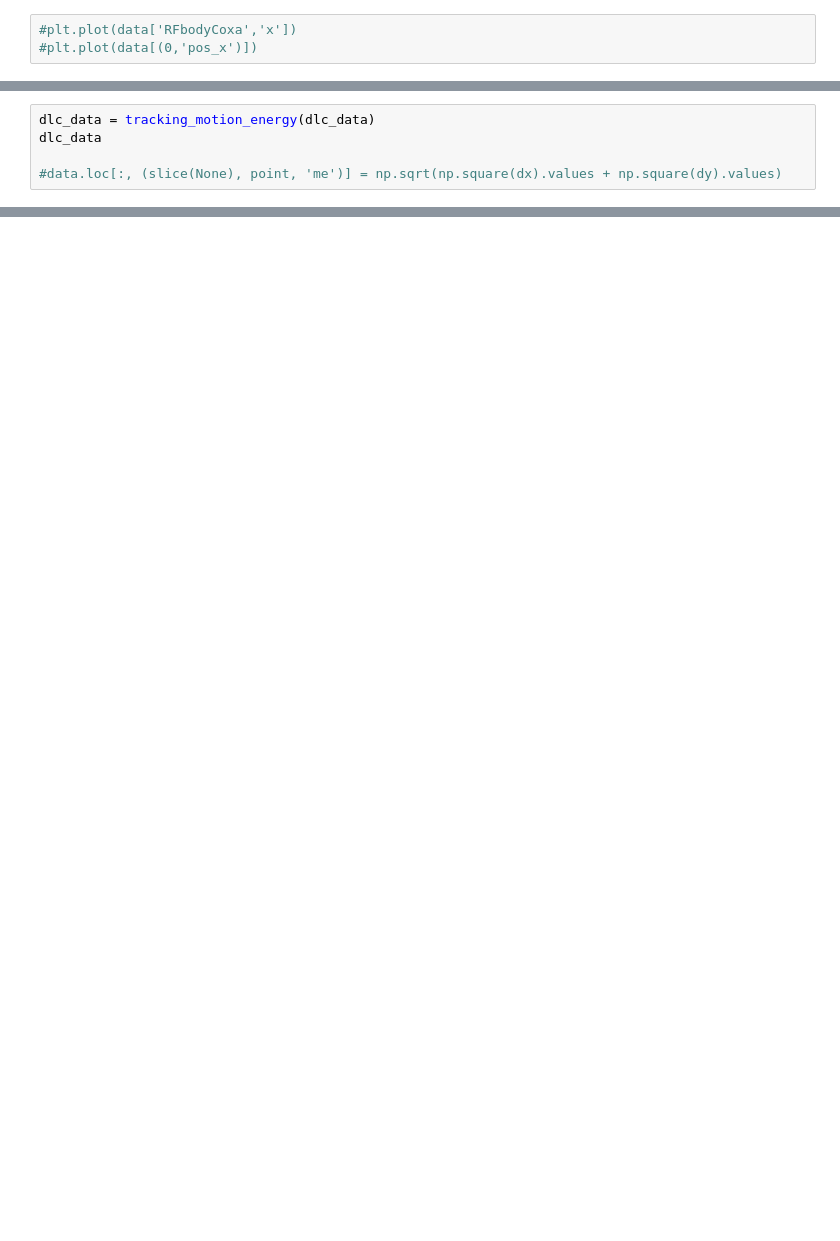
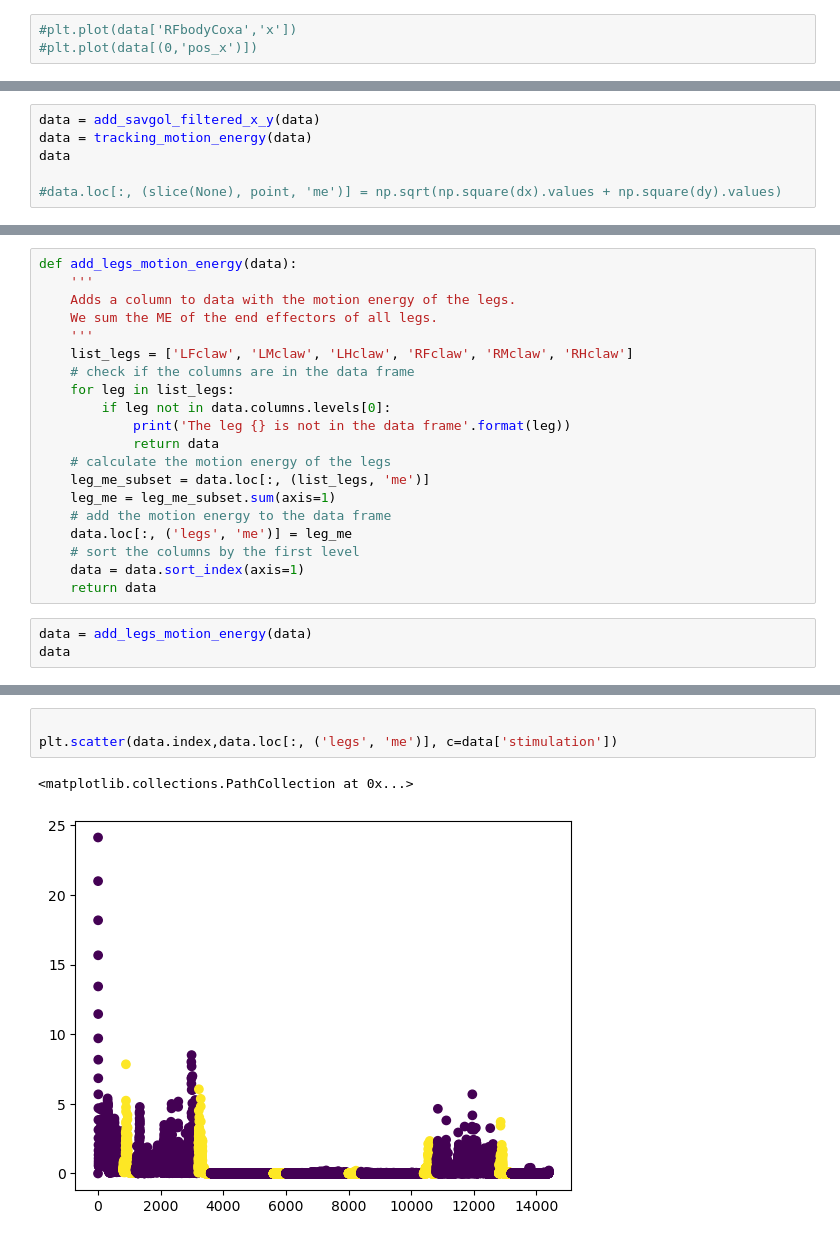
Before and after one commit to NeLy-EPFL/dn_networks, a Jupyter notebook: dn_experiments/optobot_test_ground.ipynb, the cells around one changed output, grey strips where cells are left out. Saved outputs shown, nothing was run; the diff lists cells and outputs as text; blank space fills up the shorter version.

```diff
--- a/dn_experiments/optobot_test_ground.ipynb
+++ b/dn_experiments/optobot_test_ground.ipynb
@@ -183,7 +178,8 @@ def tracking_motion_energy(data):
     return data
 # %%
-dlc_data = tracking_motion_energy(dlc_data)
-dlc_data
+data = add_savgol_filtered_x_y(data)
+data = tracking_motion_energy(data)
+data
 
 #data.loc[:, (slice(None), point, 'me')] = np.sqrt(np.square(dx).values + np.square(dy).values)
 # %% [output]
@@ -192,0 +201,23 @@ plt.plot(ME['LFclaw'])
+# %%
+def add_legs_motion_energy(data):
+    '''
+    Adds a column to data with the motion energy of the legs.
+    We sum the ME of the end effectors of all legs.
+    '''
+    list_legs = ['LFclaw', 'LMclaw', 'LHclaw', 'RFclaw', 'RMclaw', 'RHclaw']
+    # check if the columns are in the data frame
+    for leg in list_legs:
+        if leg not in data.columns.levels[0]:
+            print('The leg {} is not in the data frame'.format(leg))
+            return data
+    # calculate the motion energy of the legs
+    leg_me_subset = data.loc[:, (list_legs, 'me')]
+    leg_me = leg_me_subset.sum(axis=1)
+    # add the motion energy to the data frame
+    data.loc[:, ('legs', 'me')] = leg_me
+    # sort the columns by the first level
+    data = data.sort_index(axis=1)
+    return data
+# %%
+data = add_legs_motion_energy(data)
+data
@@ -192,0 +246,6 @@ plt.plot(ME['LFclaw'])
+# %%
+
+plt.scatter(data.index,data.loc[:, ('legs', 'me')], c=data['stimulation'])
+# %% [output]
+<matplotlib.collections.PathCollection at 0x...>
+[figure, added]
```
Also changed, not shown: parts of 18 cells of this notebook, 6 other files.
